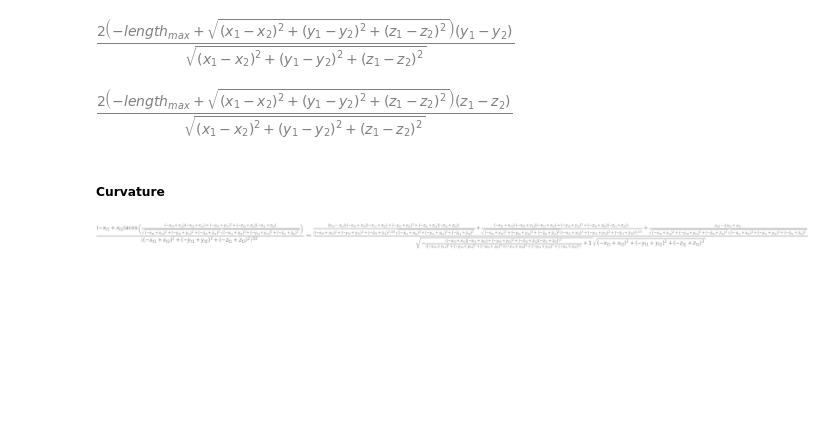
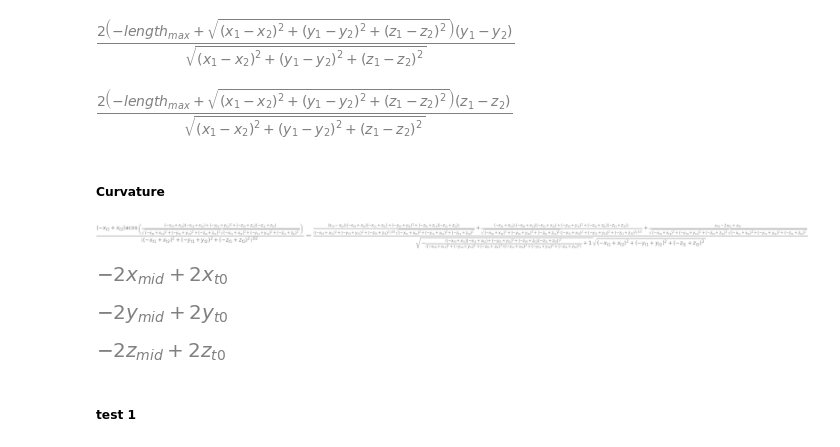
Before and after one commit to bladesaber/MAPF_Pipeline, a Jupyter notebook: scripts/math_infer.ipynb, the cells around one changed output. Cells and saved outputs as stored; diff of their text form; code cells hidden in the pictures; blank space fills up the shorter version.

```diff
--- a/scripts/math_infer.ipynb
+++ b/scripts/math_infer.ipynb
@@ -116,3 +116,26 @@ loss = theta / length_12 - curvature_max
 sympy.diff(loss, x_t1)
 # %% [output]
 [figure]
+# %%
+x_t0, y_t0, z_t0 = symbols('x_t0, y_t0, z_t0', is_positive=True, is_real=True)
+x_mid, y_mid, z_mid = symbols('x_mid, y_mid, z_mid', is_positive=True, is_real=True)
+# %%
+vecx = x_mid - x_t0
+vecy = y_mid - y_t0
+vecz = z_mid - z_t0
+
+loss = sympy.Pow(vecx, 2) + sympy.Pow(vecy, 2) + sympy.Pow(vecz, 2)
+# %%
+sympy.diff(loss, x_t0)
+# %% [output]
+[figure, added]
+# %%
+sympy.diff(loss, y_t0)
+# %% [output]
+[figure, added]
+# %%
+sympy.diff(loss, z_t0)
+# %% [output]
+[figure, added]
+# %% [markdown]
+##### test 1
```
Also changed, not shown: parts of 107 cells of this notebook, 18 other files.
